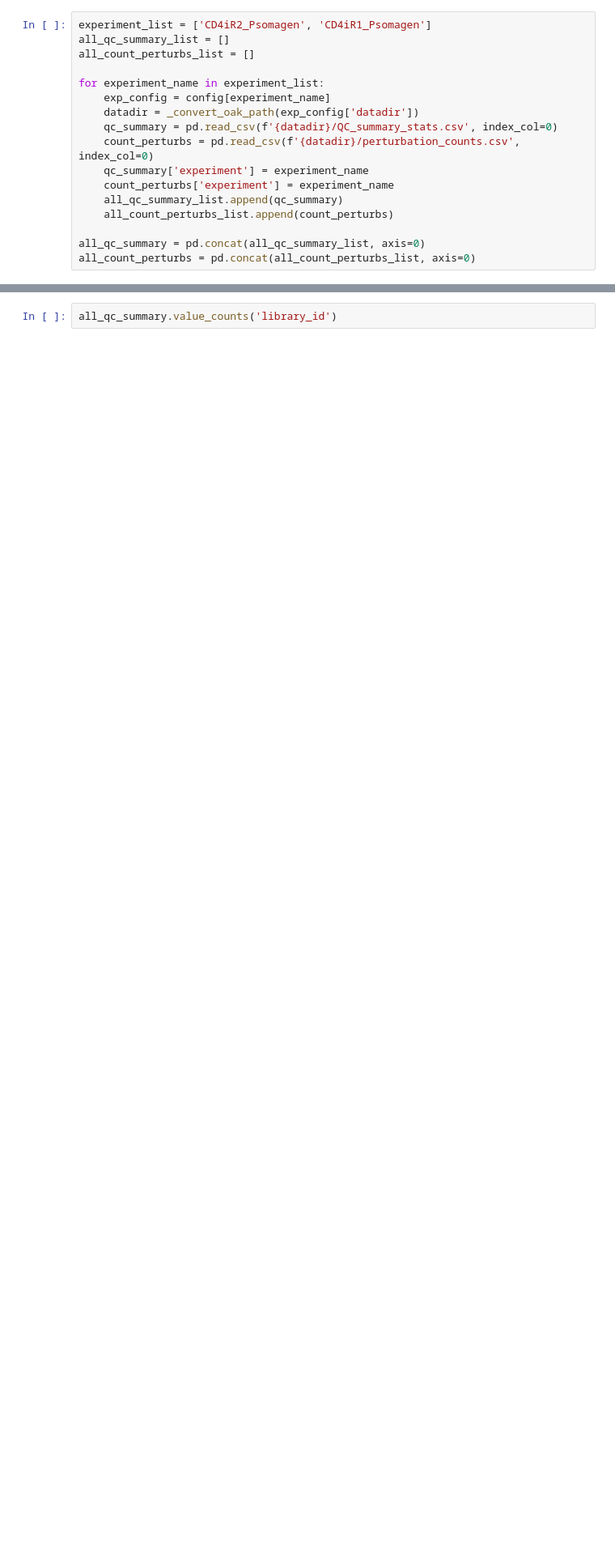
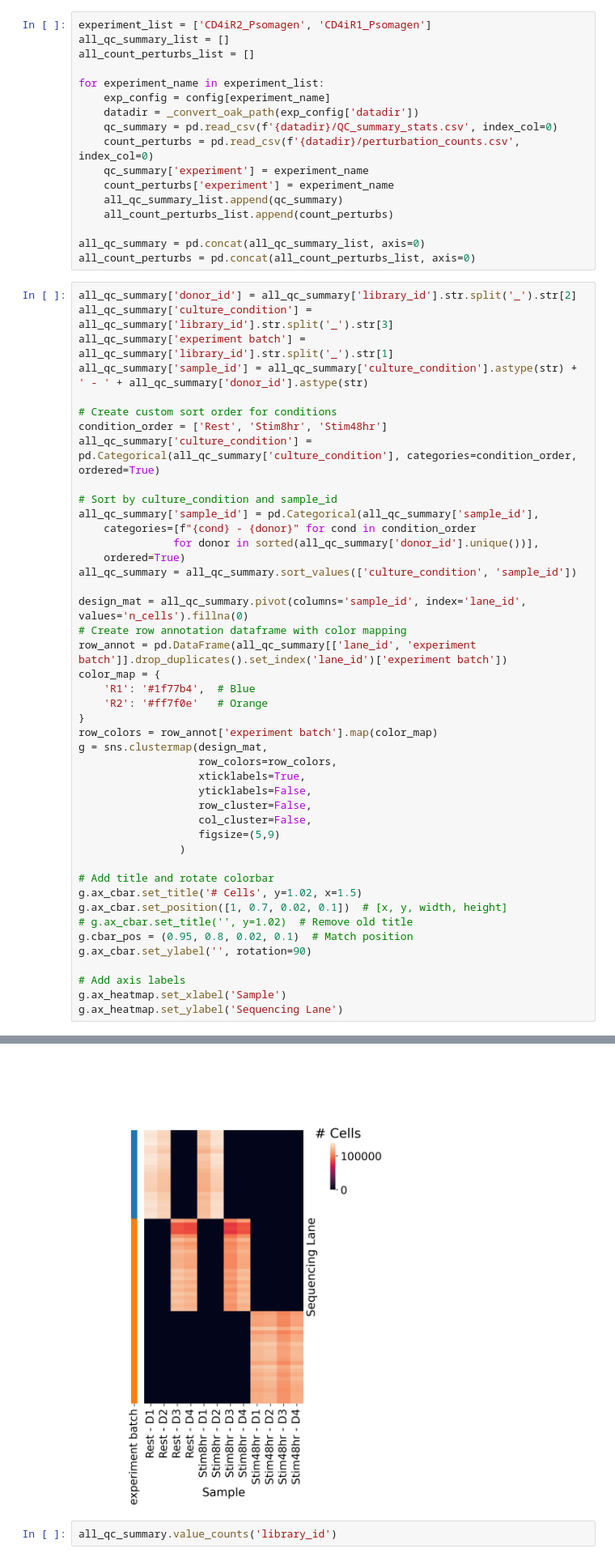
Before and after one commit to emdann/GWT_perturbseq_analysis_2025, a Jupyter notebook: src/1_preprocess/qc_final.ipynb, the cells around one changed output, grey strips where cells are left out. Shown at 81% size. Drawn from its saved outputs; the diff is of its cells as text; blank space fills up the shorter version.

```diff
--- a/src/1_preprocess/qc_final.ipynb
+++ b/src/1_preprocess/qc_final.ipynb
@@ -94,3 +94,48 @@ for experiment_name in experiment_list:
 
 all_qc_summary = pd.concat(all_qc_summary_list, axis=0)
 all_count_perturbs = pd.concat(all_count_perturbs_list, axis=0)
+# %%
+all_qc_summary['donor_id'] = all_qc_summary['library_id'].str.split('_').str[2]
+all_qc_summary['culture_condition'] = all_qc_summary['library_id'].str.split('_').str[3]
+all_qc_summary['experiment batch'] = all_qc_summary['library_id'].str.split('_').str[1]
+all_qc_summary['sample_id'] = all_qc_summary['culture_condition'].astype(str) + ' - ' + all_qc_summary['donor_id'].astype(str)
+
+# Create custom sort order for conditions
+condition_order = ['Rest', 'Stim8hr', 'Stim48hr']
+all_qc_summary['culture_condition'] = pd.Categorical(all_qc_summary['culture_condition'], categories=condition_order, ordered=True)
+
+# Sort by culture_condition and sample_id
+all_qc_summary['sample_id'] = pd.Categorical(all_qc_summary['sample_id'],
+    categories=[f"{cond} - {donor}" for cond in condition_order
+               for donor in sorted(all_qc_summary['donor_id'].unique())],
+    ordered=True)
+all_qc_summary = all_qc_summary.sort_values(['culture_condition', 'sample_id'])
+
+design_mat = all_qc_summary.pivot(columns='sample_id', index='lane_id', values='n_cells').fillna(0)
+# Create row annotation dataframe with color mapping
+row_annot = pd.DataFrame(all_qc_summary[['lane_id', 'experiment batch']].drop_duplicates().set_index('lane_id')['experiment batch'])
+color_map = {
+    'R1': '#1f77b4',  # Blue
+    'R2': '#ff7f0e'   # Orange
+}
+row_colors = row_annot['experiment batch'].map(color_map)
+g = sns.clustermap(design_mat,
+                   row_colors=row_colors,
+                   xticklabels=True,
+                   yticklabels=False,
+                   row_cluster=False,
+                   col_cluster=False,
+                   figsize=(5,9)
+                )
+
+# Add title and rotate colorbar
+g.ax_cbar.set_title('# Cells', y=1.02, x=1.5)
+g.ax_cbar.set_position([1, 0.7, 0.02, 0.1])  # [x, y, width, height]
+# g.ax_cbar.set_title('', y=1.02)  # Remove old title
+g.cbar_pos = (0.95, 0.8, 0.02, 0.1)  # Match position
+g.ax_cbar.set_ylabel('', rotation=90)
+
+# Add axis labels
+g.ax_heatmap.set_xlabel('Sample')
+g.ax_heatmap.set_ylabel('Sequencing Lane')
+# %% [output]
@@ -97,3 +143,4 @@ all_count_perturbs = pd.concat(all_count_perturbs_list, axis=0)
+[figure, added]
 # %%
 all_qc_summary.value_counts('library_id')
 # %% [output]
```
Also changed, not shown: parts of 4 cells of this notebook, 1 other file.
